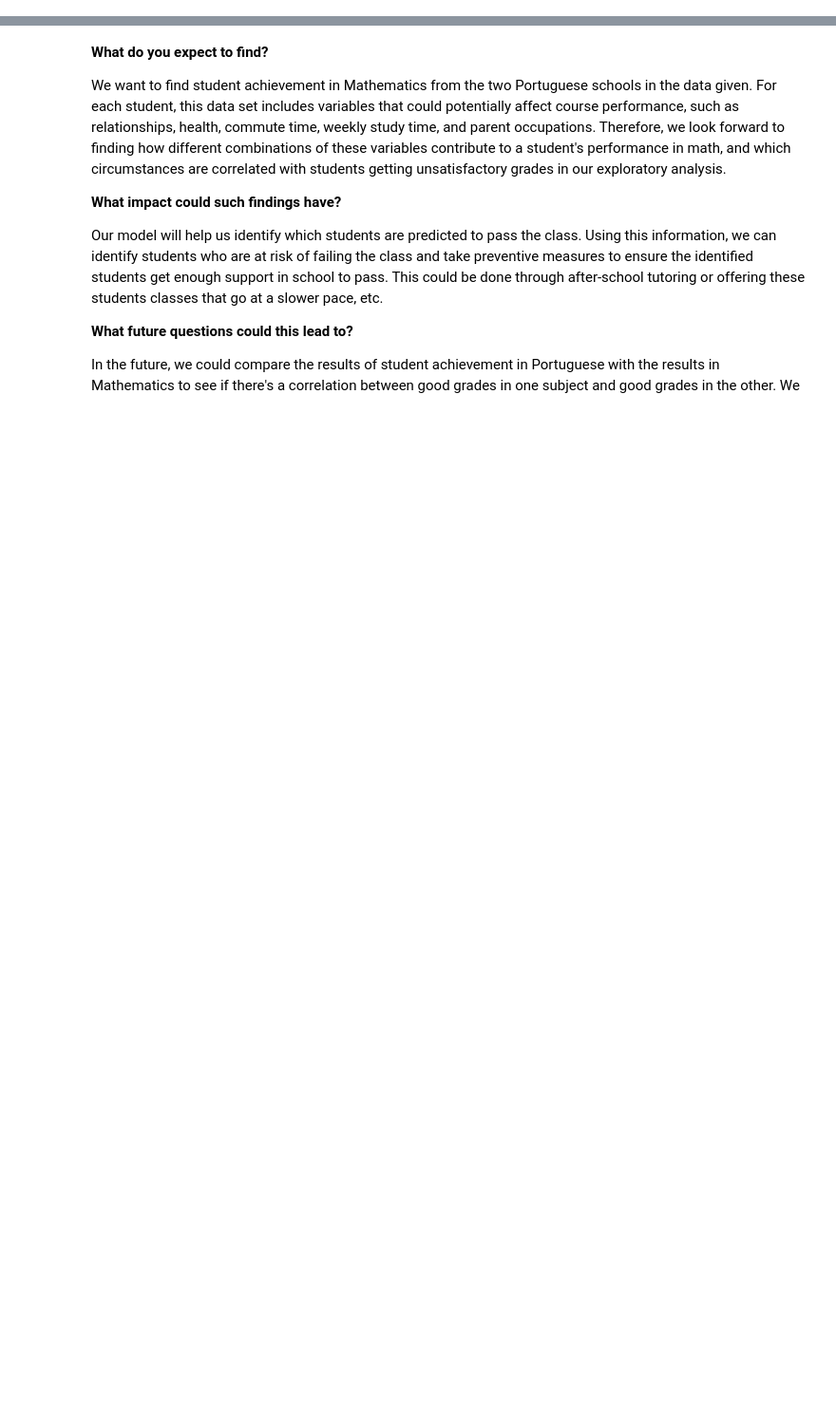
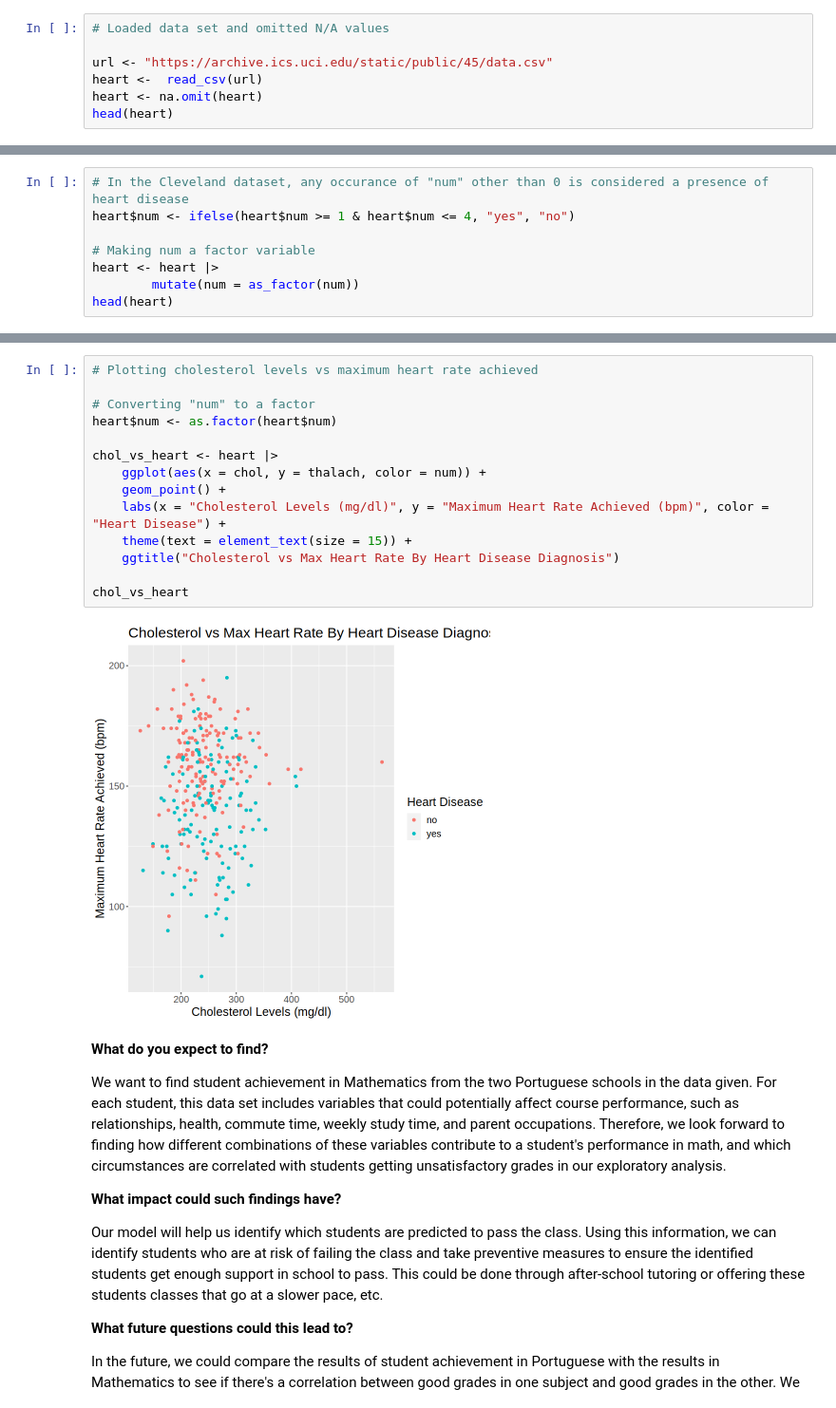
Before and after one commit to kcarri02/GROUP-PROJECT, a Jupyter notebook: ProjectNotebook.ipynb, the cells around one changed output, grey strips where cells are left out. Shown at 95% size. Cells and saved outputs as stored; diff of their text form; blank space fills up the shorter version.

Commit message:
Started heart data set analysis

```diff
--- a/ProjectNotebook.ipynb
+++ b/ProjectNotebook.ipynb
@@ -153,0 +6,7 @@ plot_grid(internet_grade, higher_grade, relationship_grade, famsup_grade)
+# %%
+# Loaded data set and omitted N/A values
+
+url <- "https://archive.ics.uci.edu/static/public/45/data.csv"
+heart <-  read_csv(url)
+heart <- na.omit(heart)
+head(heart)
@@ -153,0 +30,8 @@ plot_grid(internet_grade, higher_grade, relationship_grade, famsup_grade)
+# %%
+# In the Cleveland dataset, any occurance of "num" other than 0 is considered a presence of heart disease
+heart$num <- ifelse(heart$num >= 1 & heart$num <= 4, "yes", "no")
+
+# Making num a factor variable
+heart <- heart |>
+        mutate(num = as_factor(num))
+head(heart)
@@ -154,3 +88,19 @@ plot_grid(internet_grade, higher_grade, relationship_grade, famsup_grade)
+# %%
+# Plotting cholesterol levels vs maximum heart rate achieved
+
+# Converting "num" to a factor
+heart$num <- as.factor(heart$num)
+
+chol_vs_heart <- heart |>
+    ggplot(aes(x = chol, y = thalach, color = num)) +
+    geom_point() +
+    labs(x = "Cholesterol Levels (mg/dl)", y = "Maximum Heart Rate Achieved (bpm)", color = "Heart Disease") +
+    theme(text = element_text(size = 15)) +
+    ggtitle("Cholesterol vs Max Heart Rate By Heart Disease Diagnosis")
+
+chol_vs_heart
+# %% [output]
+[figure, added]
 # %% [markdown]
 **What do you expect to find?**
 
```
Also changed, not shown: parts of 14 cells of this notebook.
